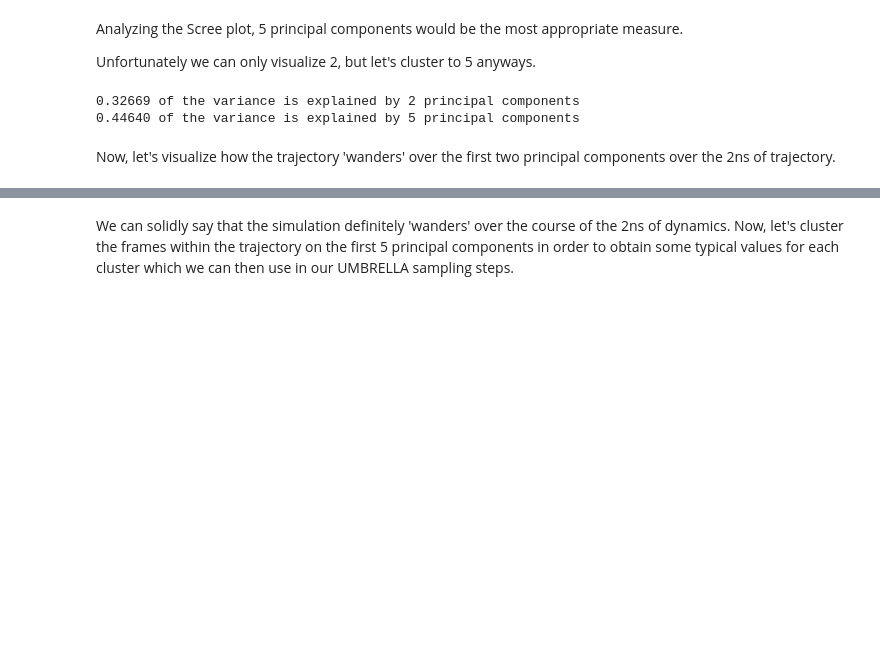
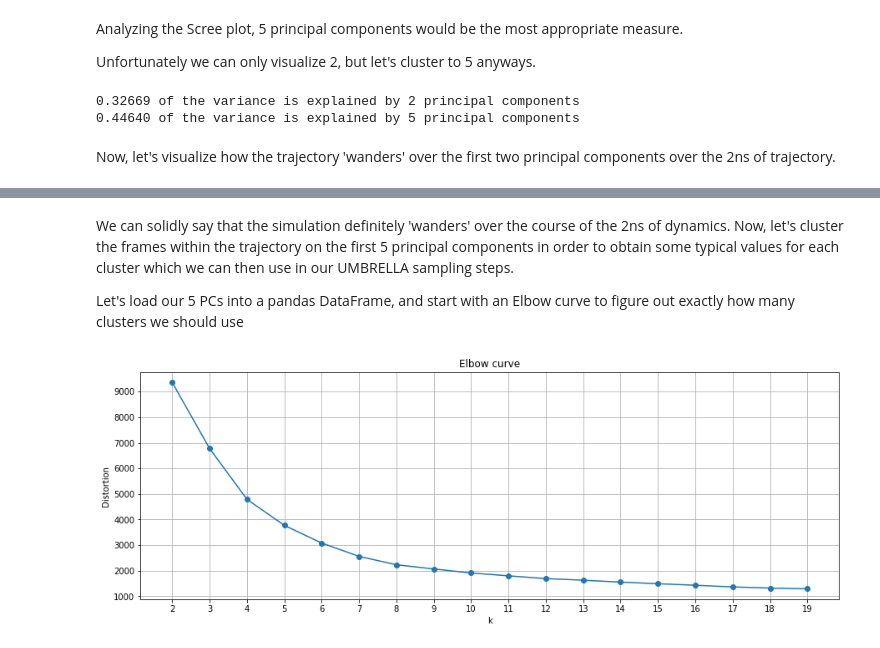
Before and after one commit to lacoperon/MDTrajectoryAnalysis, a Jupyter notebook: MDTrajClustering.ipynb, the cells around one changed output, grey strips where cells are left out. Drawn from its saved outputs; the diff is of its cells as text; code cells hidden in the pictures; blank space fills up the shorter version.

Commit message:
Updated Traj analysis to have basic clustering code

```diff
--- a/MDTrajClustering.ipynb
+++ b/MDTrajClustering.ipynb
@@ -77,30 +73,37 @@ cbar.set_label('frame #')
 # %% [markdown]
 We can solidly say that the simulation definitely 'wanders' over the course of the 2ns of dynamics. Now, let's cluster the frames within the trajectory on the first 5 principal components in order to obtain some typical values for each cluster which we can then use in our UMBRELLA sampling steps.
+
+Let's load our 5 PCs into a pandas DataFrame, and start with an Elbow curve to figure out exactly how many clusters we should use
 # %%
 import pandas as pd
 import sklearn
 import seaborn
 from sklearn.cluster import KMeans
 import numpy as np
 from scipy.spatial.distance import cdist, pdist
 
 
 df = pd.DataFrame(data={'PC1': projection_data[0],
                         'PC2': projection_data[1],
                         'PC3': projection_data[2],
                         'PC4': projection_data[3],
                         'PC5': projection_data[4],
                          })
 
 distorsions = []
 for k in range(2, 20):
     kmeans = KMeans(n_clusters=k)
     kmeans.fit(df)
     distorsions.append(kmeans.inertia_)
 
+
 fig = plt.figure(figsize=(15, 5))
 plt.plot(range(2, 20), distorsions, marker='o')
 plt.ylabel("Distortion")
 plt.xlabel("k")
 plt.grid(True)
 plt.title('Elbow curve')
+plt.xticks(range(2,20))
+plt.show()
+# %% [output]
+[figure, added]
```
Also changed, not shown: parts of 9 cells of this notebook.
